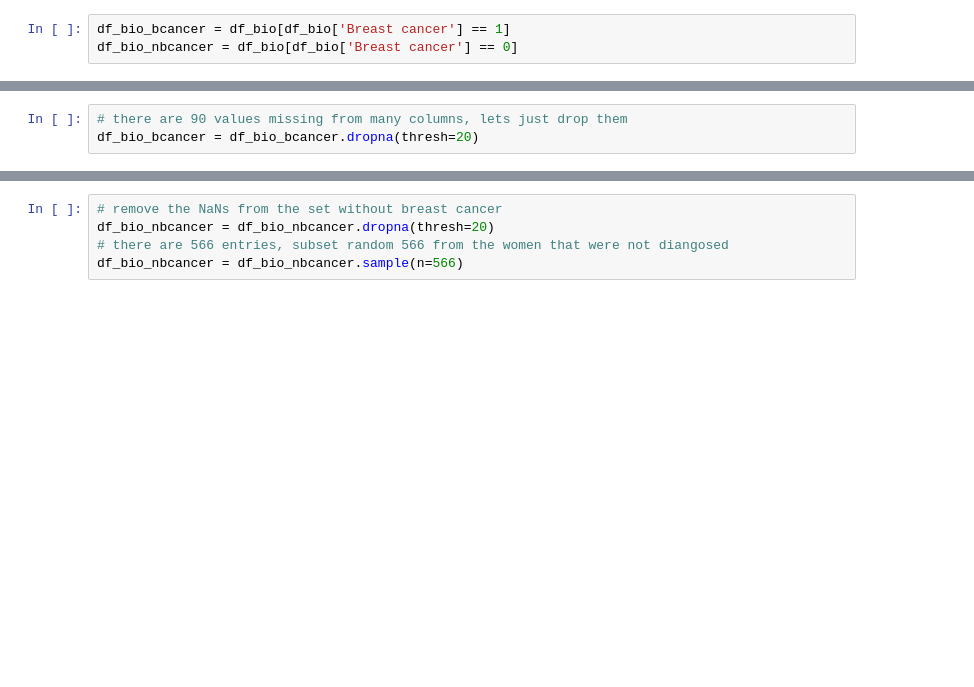
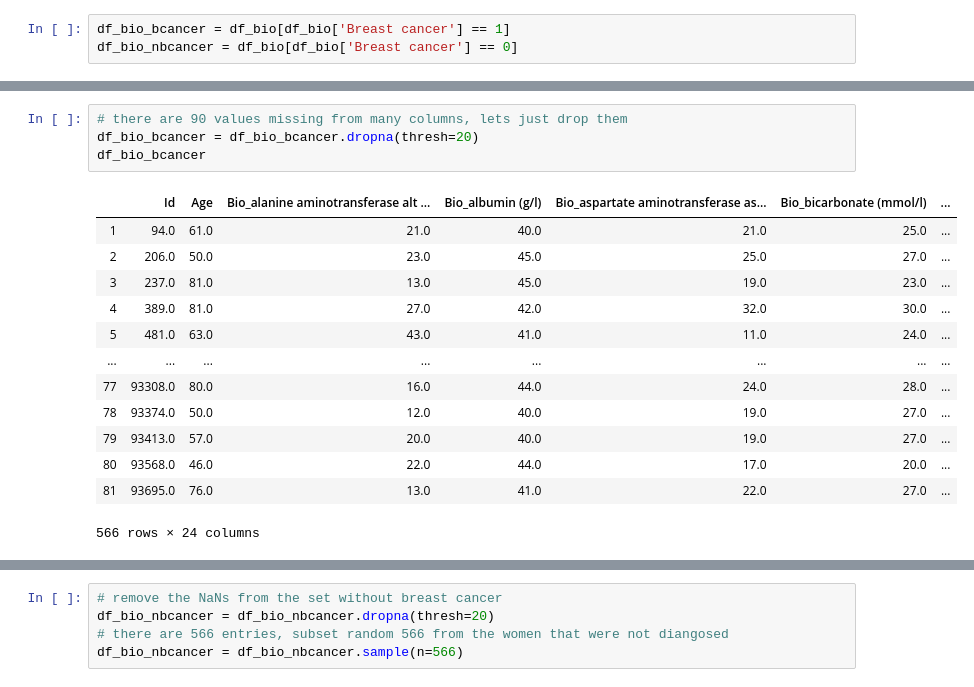
Before and after one commit to kutzkami/data-ber-10-19, a Jupyter notebook: module-3_projects/final-project/Breast Cancer Project/NHANES_ALL.ipynb, the cells around one changed output, grey strips where cells are left out. Saved outputs shown, nothing was run; the diff lists cells and outputs as text; blank space fills up the shorter version.

```diff
--- a/module-3_projects/final-project/Breast Cancer Project/NHANES_ALL.ipynb
+++ b/module-3_projects/final-project/Breast Cancer Project/NHANES_ALL.ipynb
@@ -487,6 +511,21 @@ dtype: int64
 # %%
 # there are 90 values missing from many columns, lets just drop them
 df_bio_bcancer = df_bio_bcancer.dropna(thresh=20)
+df_bio_bcancer
+# %% [output]
+|  | Id | Age | Bio_alanine aminotransferase alt ... | Bio_albumin (g/l) | Bio_aspartate aminotransferase as... | Bio_bicarbonate (mmol/l) | ... |
+| 1 | 94.0 | 61.0 | 21.0 | 40.0 | 21.0 | 25.0 | ... |
+| 2 | 206.0 | 50.0 | 23.0 | 45.0 | 25.0 | 27.0 | ... |
+| 3 | 237.0 | 81.0 | 13.0 | 45.0 | 19.0 | 23.0 | ... |
+| 4 | 389.0 | 81.0 | 27.0 | 42.0 | 32.0 | 30.0 | ... |
+| 5 | 481.0 | 63.0 | 43.0 | 41.0 | 11.0 | 24.0 | ... |
+| ... | ... | ... | ... | ... | ... | ... | ... |
+| 77 | 93308.0 | 80.0 | 16.0 | 44.0 | 24.0 | 28.0 | ... |
+| 78 | 93374.0 | 50.0 | 12.0 | 40.0 | 19.0 | 27.0 | ... |
+| 79 | 93413.0 | 57.0 | 20.0 | 40.0 | 19.0 | 27.0 | ... |
+| 80 | 93568.0 | 46.0 | 22.0 | 44.0 | 17.0 | 20.0 | ... |
+| 81 | 93695.0 | 76.0 | 13.0 | 41.0 | 22.0 | 27.0 | ... |
+566 rows × 24 columns
 # %%
 df_bio_bcancer.info()
 # %% [output]
```
Also changed, not shown: parts of 15 cells of this notebook, 6 other files.
